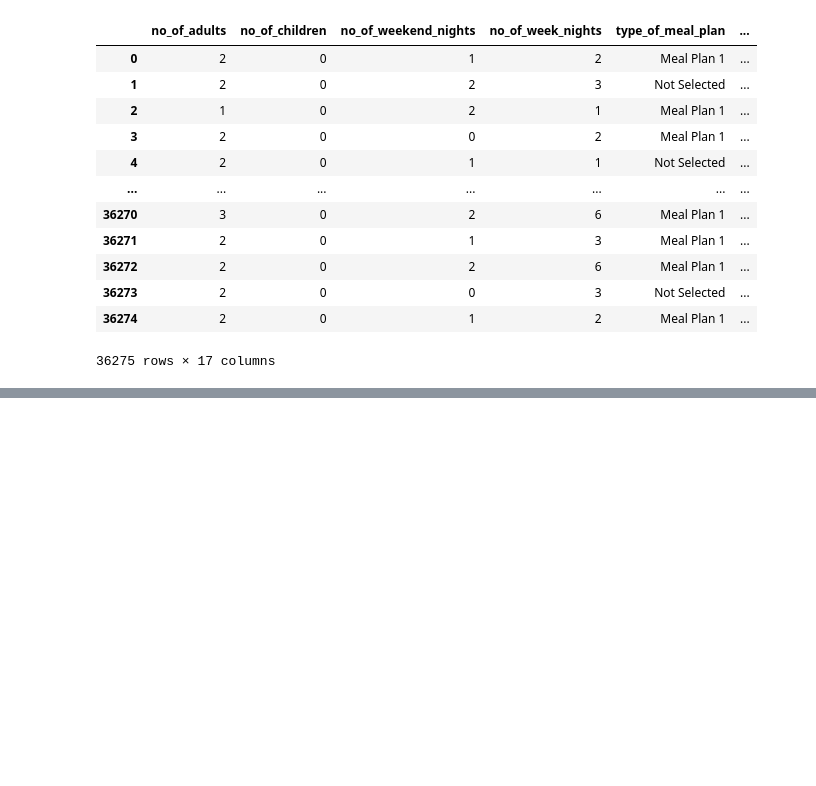
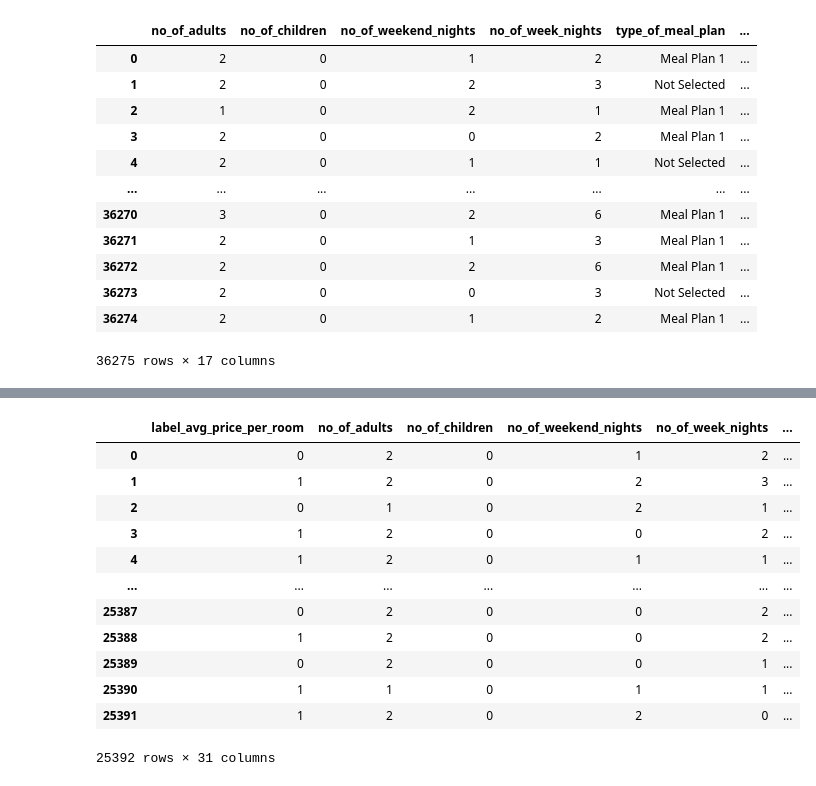
Before and after one commit to hellenilda/HotelReservations, a Jupyter notebook: app/scripts/hotel-treinamento.ipynb, the cells around one changed output, grey strips where cells are left out. Cells and saved outputs as stored; diff of their text form; code cells hidden in the pictures; blank space fills up the shorter version.

```diff
--- a/app/scripts/hotel-treinamento.ipynb
+++ b/app/scripts/hotel-treinamento.ipynb
@@ -98,0 +166,16 @@ base_hotel
+# %%
+base_treinamento
+# %% [output]
+|  | label_avg_price_per_room | no_of_adults | no_of_children | no_of_weekend_nights | no_of_week_nights | ... |
+| 0 | 0 | 2 | 0 | 1 | 2 | ... |
+| 1 | 1 | 2 | 0 | 2 | 3 | ... |
+| 2 | 0 | 1 | 0 | 2 | 1 | ... |
+| 3 | 1 | 2 | 0 | 0 | 2 | ... |
+| 4 | 1 | 2 | 0 | 1 | 1 | ... |
+| ... | ... | ... | ... | ... | ... | ... |
+| 25387 | 0 | 2 | 0 | 0 | 2 | ... |
+| 25388 | 1 | 2 | 0 | 0 | 2 | ... |
+| 25389 | 0 | 2 | 0 | 0 | 1 | ... |
+| 25390 | 1 | 1 | 0 | 1 | 1 | ... |
+| 25391 | 1 | 2 | 0 | 2 | 0 | ... |
+25392 rows × 31 columns
```
Also changed, not shown: parts of 11 cells of this notebook, 2 other files.
